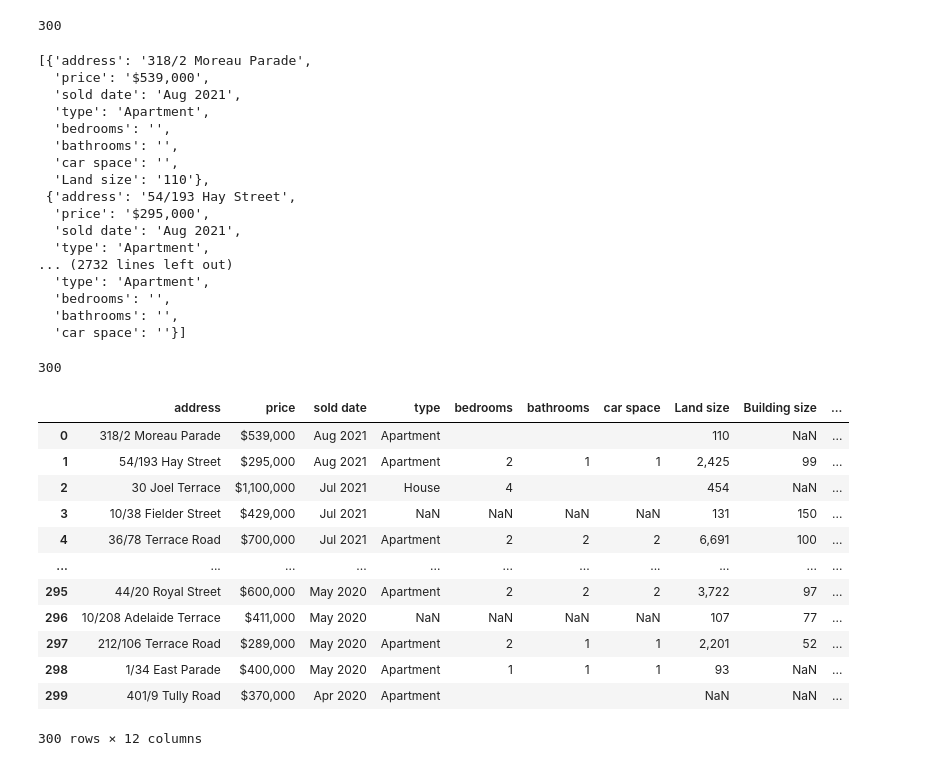
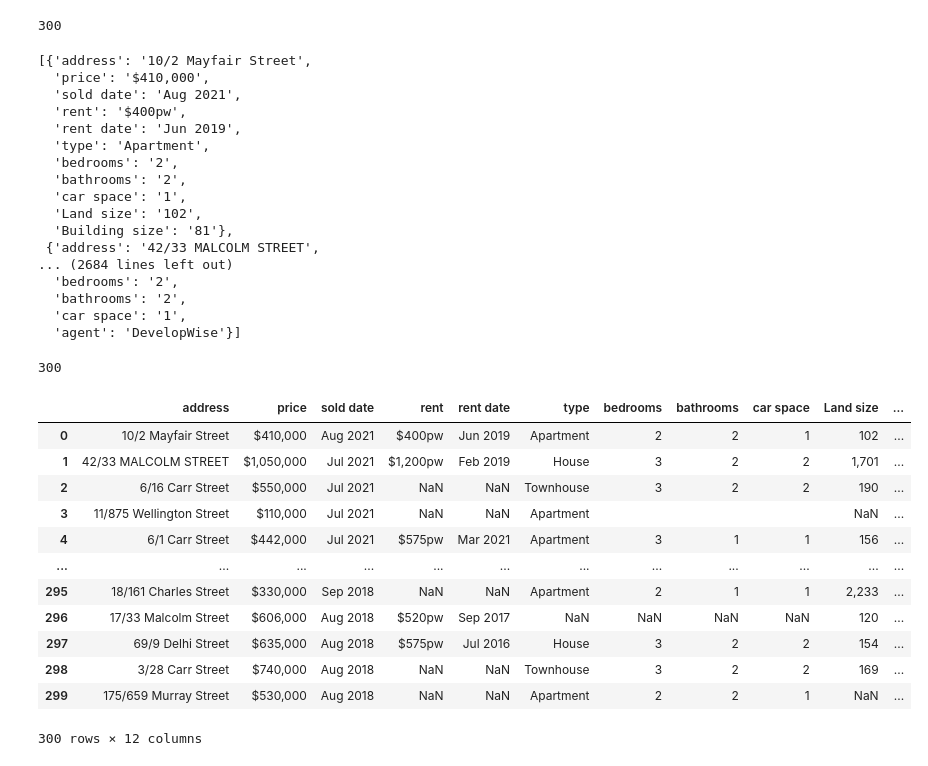
Before and after one commit to helenamin/Perth-City-Properties, a Jupyter notebook: Scrape.ipynb, the cells around one changed output. Saved outputs shown, nothing was run; the diff lists cells and outputs as text; code cells hidden in the pictures.

Commit message:
Scraped West Perth

```diff
--- a/Scrape.ipynb
+++ b/Scrape.ipynb
@@ -29,7 +29,7 @@ pages = np.arange(0, 30, 1)
 for page in pages:
 
 #     page_url = "http://house.speakingsame.com/p.php?q=Perth&p="+ str(page) +"&s=1&st=&type=&count=300&region=Perth&lat=0&lng=0&sta=wa&htype=&agent=0&minprice=0&maxprice=0&minbed=0&maxbed=0&minland=0&maxland=0"
-    page_url = "http://house.speakingsame.com/p.php?q=East+Perth&p="+ str(page) +"&s=1&st=&type=&count=300&region=East+Perth&lat=0&lng=0&sta=wa&htype=&agent=0&minprice=0&maxprice=0&minbed=0&maxbed=0&minland=0&maxland=0"
+    page_url = "http://house.speakingsame.com/p.php?q=northbridge&p="+ str(page) +"&s=1&st=&type=&count=300&region=northbridge&lat=0&lng=0&sta=wa&htype=&agent=0&minprice=0&maxprice=0&minbed=0&maxbed=0&minland=0&maxland=0"
 
     browser.visit(page_url)
 
@@ -137,43 +137,43 @@ for i in range(0, len(addresses)):
 
 Properties
 # %% [output]
-[{'address': '318/2 Moreau Parade',
-  'price': '$539,000',
+[{'address': '10/2 Mayfair Street',
+  'price': '$410,000',
   'sold date': 'Aug 2021',
+  'rent': '$400pw',
+  'rent date': 'Jun 2019',
   'type': 'Apartment',
-  'bedrooms': '',
-  'bathrooms': '',
-  'car space': '',
-  'Land size': '110'},
- {'address': '54/193 Hay Street',
-  'price': '$295,000',
-  'sold date': 'Aug 2021',
-  'type': 'Apartment',
-... (2732 lines left out)
-  'type': 'Apartment',
-  'bedrooms': '',
-  'bathrooms': '',
-  'car space': ''}]
+  'bedrooms': '2',
+  'bathrooms': '2',
+  'car space': '1',
+  'Land size': '102',
+  'Building size': '81'},
+ {'address': '42/33 MALCOLM STREET',
+... (2684 lines left out)
+  'bedrooms': '2',
+  'bathrooms': '2',
+  'car space': '1',
+  'agent': 'DevelopWise'}]
 # %%
 len(Properties)
 # %% [output]
 300
 # %%
-East_Perth_df = pd.DataFrame(Properties)
+Northbridge_df = pd.DataFrame(Properties)
-# %%
-East_Perth_df
-# %% [output]
-|  | address | price | sold date | type | bedrooms | bathrooms | car space | Land size | Building size | ... |
-| 0 | 318/2 Moreau Parade | $539,000 | Aug 2021 | Apartment |  |  |  | 110 | NaN | ... |
-| 1 | 54/193 Hay Street | $295,000 | Aug 2021 | Apartment | 2 | 1 | 1 | 2,425 | 99 | ... |
-| 2 | 30 Joel Terrace | $1,100,000 | Jul 2021 | House | 4 |  |  | 454 | NaN | ... |
-| 3 | 10/38 Fielder Street | $429,000 | Jul 2021 | NaN | NaN | NaN | NaN | 131 | 150 | ... |
-| 4 | 36/78 Terrace Road | $700,000 | Jul 2021 | Apartment | 2 | 2 | 2 | 6,691 | 100 | ... |
-| ... | ... | ... | ... | ... | ... | ... | ... | ... | ... | ... |
-| 295 | 44/20 Royal Street | $600,000 | May 2020 | Apartment | 2 | 2 | 2 | 3,722 | 97 | ... |
-| 296 | 10/208 Adelaide Terrace | $411,000 | May 2020 | NaN | NaN | NaN | NaN | 107 | 77 | ... |
-| 297 | 212/106 Terrace Road | $289,000 | May 2020 | Apartment | 2 | 1 | 1 | 2,201 | 52 | ... |
-| 298 | 1/34 East Parade | $400,000 | May 2020 | Apartment | 1 | 1 | 1 | 93 | NaN | ... |
-| 299 | 401/9 Tully Road | $370,000 | Apr 2020 | Apartment |  |  |  | NaN | NaN | ... |
-300 rows × 12 columns
+# %%
+Northbridge_df
+# %% [output]
+|  | address | price | sold date | rent | rent date | type | bedrooms | bathrooms | car space | Land size | ... |
+| 0 | 10/2 Mayfair Street | $410,000 | Aug 2021 | $400pw | Jun 2019 | Apartment | 2 | 2 | 1 | 102 | ... |
+| 1 | 42/33 MALCOLM STREET | $1,050,000 | Jul 2021 | $1,200pw | Feb 2019 | House | 3 | 2 | 2 | 1,701 | ... |
+| 2 | 6/16 Carr Street | $550,000 | Jul 2021 | NaN | NaN | Townhouse | 3 | 2 | 2 | 190 | ... |
+| 3 | 11/875 Wellington Street | $110,000 | Jul 2021 | NaN | NaN | Apartment |  |  |  | NaN | ... |
+| 4 | 6/1 Carr Street | $442,000 | Jul 2021 | $575pw | Mar 2021 | Apartment | 3 | 1 | 1 | 156 | ... |
+| ... | ... | ... | ... | ... | ... | ... | ... | ... | ... | ... | ... |
+| 295 | 18/161 Charles Street | $330,000 | Sep 2018 | NaN | NaN | Apartment | 2 | 1 | 1 | 2,233 | ... |
+| 296 | 17/33 Malcolm Street | $606,000 | Aug 2018 | $520pw | Sep 2017 | NaN | NaN | NaN | NaN | 120 | ... |
+| 297 | 69/9 Delhi Street | $635,000 | Aug 2018 | $575pw | Jul 2016 | House | 3 | 2 | 2 | 154 | ... |
+| 298 | 3/28 Carr Street | $740,000 | Aug 2018 | NaN | NaN | Townhouse | 3 | 2 | 2 | 169 | ... |
+| 299 | 175/659 Murray Street | $530,000 | Aug 2018 | NaN | NaN | Apartment | 2 | 2 | 1 | NaN | ... |
+300 rows × 12 columns
 # %%
```
Also changed, not shown: parts of 3 cells of this notebook, 1 other file.
